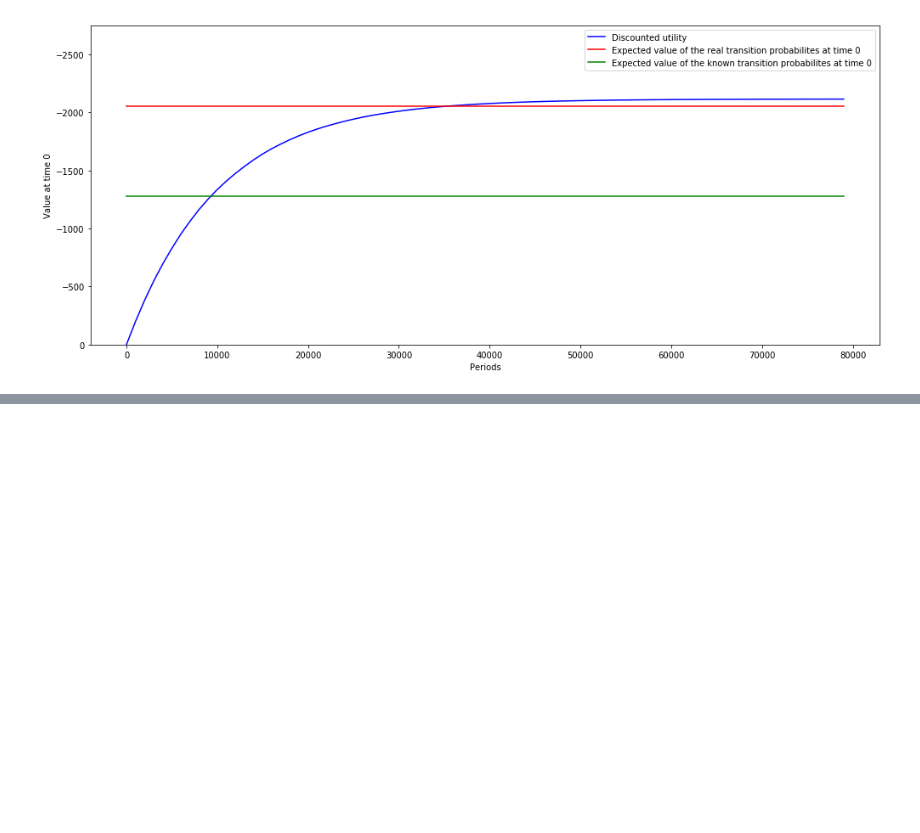
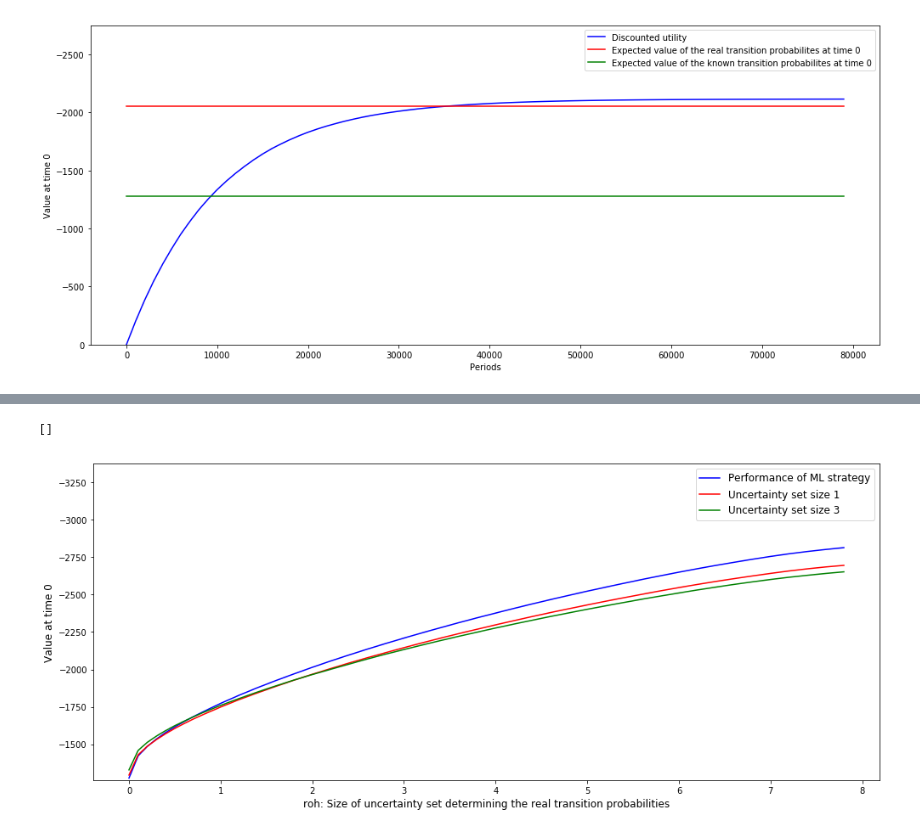
Before and after one commit to OpenSourceEconomics/ruspy, a Jupyter notebook: promotion/Plots and problems.ipynb, the cells around one changed output, grey strips where cells are left out. Drawn from its saved outputs; the diff is of its cells as text; code cells hidden in the pictures; blank space fills up the shorter version.

```diff
--- a/promotion/Plots and problems.ipynb
+++ b/promotion/Plots and problems.ipynb
@@ -361,0 +458,22 @@ plt.plot()
+# %%
+# In the second strategy the agent has the worst case transition probability of a n uncertainty set size
+# of 1 as his known transition probability.
+num_states = 1200
+costs = myopic_costs(num_states, lin_cost, init_dict['simulation']['params'])
+init_dict['simulation']['known probs'] = all_worst_trans[9]
+known_trans_mat = create_transition_matrix(num_states, init_dict['simulation']['known probs'])
+ev_known = calc_fixp(num_states, known_trans_mat, costs, beta)
+init_dict['simulation']['ev_known'] = ev_known
+pool = mp.Pool(7)
+roh_1_strategy = pool.map(evaluate_strategies, all_worst_trans)
+# %%
+# In the third strategy the agent as the worst case transition probability of an uncertainty set size
+# of 3 as his known transition probability.
+num_states = 1200
+costs = myopic_costs(num_states, lin_cost, init_dict['simulation']['params'])
+init_dict['simulation']['known probs'] = all_worst_trans[19]
+known_trans_mat = create_transition_matrix(num_states, init_dict['simulation']['known probs'])
+ev_known = calc_fixp(num_states, known_trans_mat, costs, beta)
+init_dict['simulation']['ev_known'] = ev_known
+pool = mp.Pool(6)
+roh_3_strategy = pool.map(evaluate_strategies, all_worst_trans)
@@ -361,0 +490,23 @@ plt.plot()
+# %%
+fig = plt.figure(figsize=(14, 6))
+
+ax = fig.add_subplot(111)
+
+ax.set_ylim([0.99 * ml_strategy[0], 1.2 * ml_strategy[-1]])
+
+ax.set_ylabel(r"Value at time 0", fontsize=12)
+ax.set_xlabel(r"roh: Size of uncertainty set determining the real transition probabilities", fontsize=12)
+
+ax.plot(roh_plot, ml_strategy, color='blue', label='Performance of ML strategy')
+ax.plot(roh_plot, roh_1_strategy, color='red', label='Uncertainty set size 1')
+ax.plot(roh_plot, roh_3_strategy, color='green', label='Uncertainty set size 3')
+
+plt.legend()
+ax.legend(fontsize=12)
+plt.tight_layout()
+
+
+plt.plot()
+# %% [output]
+[]
+[figure, added]
```
Also changed, not shown: parts of 40 cells of this notebook, 5 other files.
